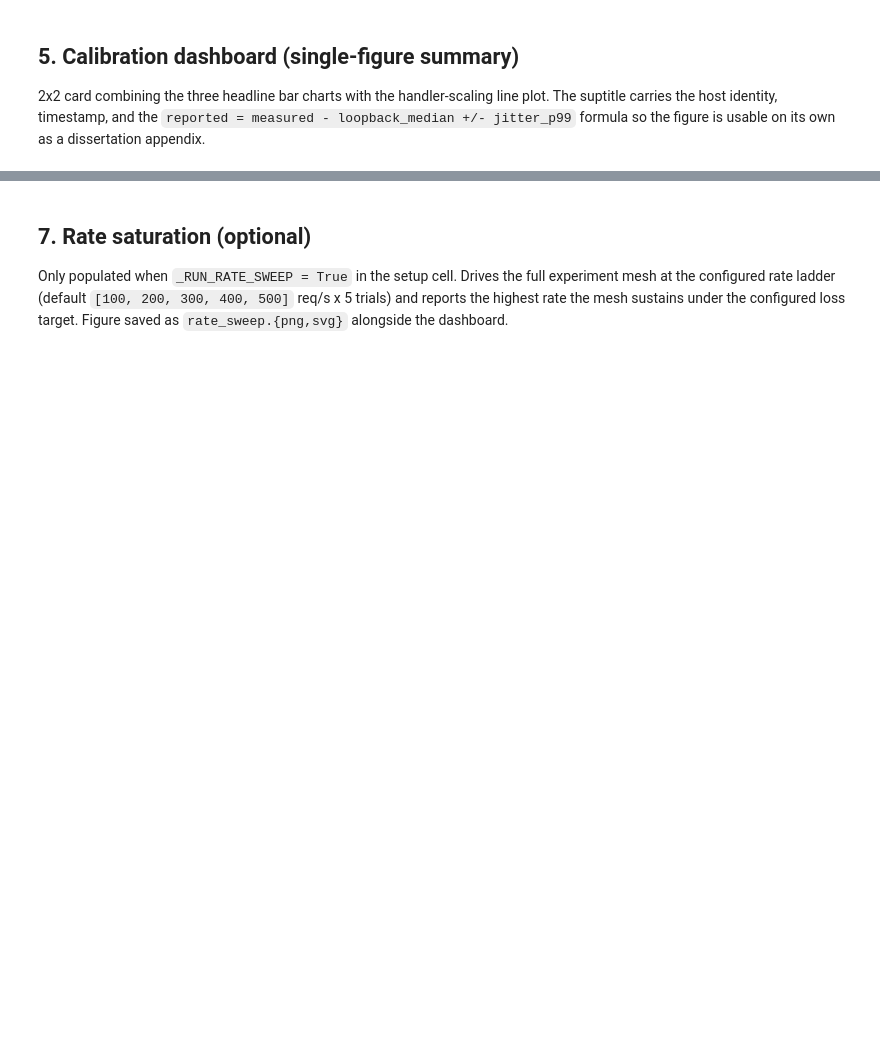
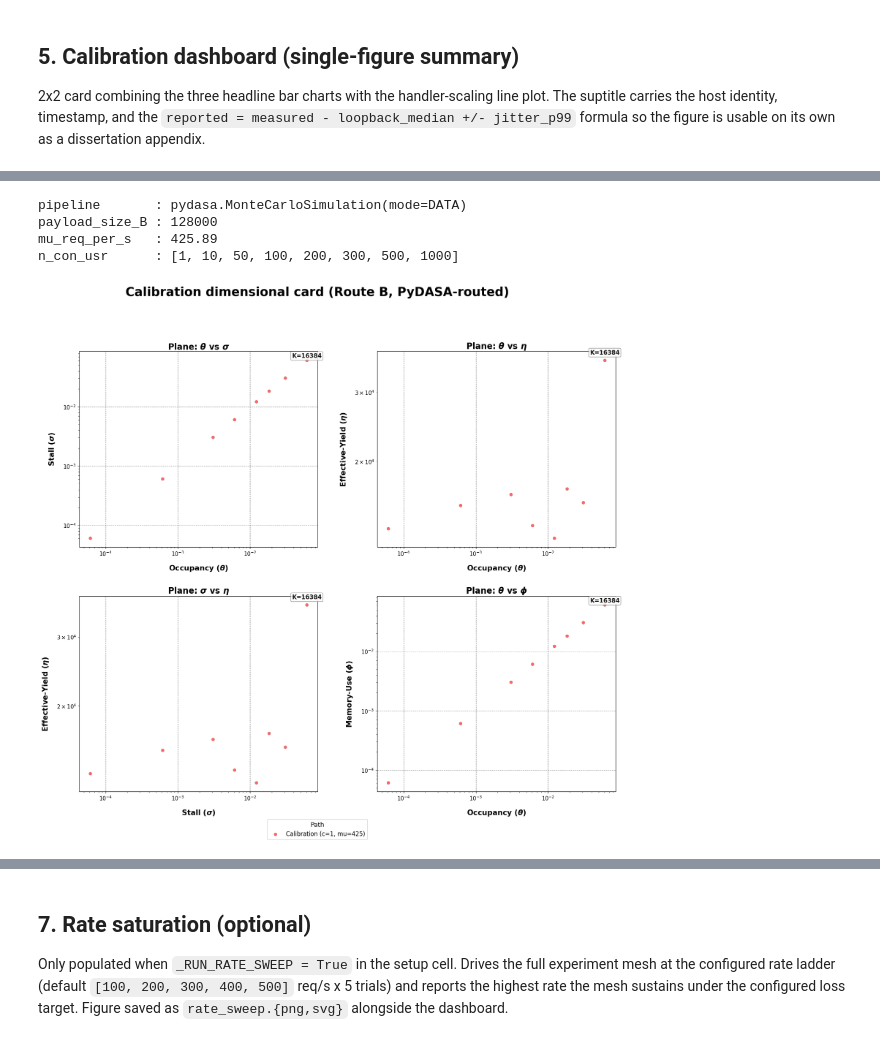
Before and after one commit to DASA-Design/PyDASA-CS1-TAS, a Jupyter notebook: 00-calibration.ipynb, the cells around one changed output, grey strips where cells are left out. Cells and saved outputs as stored; diff of their text form; code cells hidden in the pictures; blank space fills up the shorter version.

```diff
--- a/00-calibration.ipynb
+++ b/00-calibration.ipynb
@@ -201,0 +226,30 @@ plot_calib_scaling(
+# %%
+_dim_card = _envelope.get("dimensional_card")
+if not _dim_card:
+    _dim_card = derive_calib_coefs(_envelope, payload_size_bytes=_PAYLOAD_BYTES)
+
+if not _dim_card:
+    print("dimensional_card unavailable -- loopback or handler_scaling missing.")
+else:
+    _meta = _dim_card.get("meta", {})
+    print(f"pipeline       : {_meta.get('pipeline')}")
+    print(f"payload_size_B : {_meta.get('payload_size_bytes')}")
+    print(f"mu_req_per_s   : {_meta.get('mu_req_per_s'):.2f}")
+    print(f"n_con_usr      : {_meta.get('n_con_usr')}")
+
+    _logscale = bool(_PAYLOAD_BYTES)  # phi is NaN when payload=0 -> linear scale
+    plot_yoly_chart(
+        _dim_card,
+        paths={"Calibration": "CALIB"},
+        logscale=_logscale,
+        title="Calibration dimensional card (Route B, PyDASA-routed)",
+        file_path=str(_IMG_ROOT),
+        fname="dim_card.png",
+        verbose=False,
+    )
+# %% [output]
+pipeline       : pydasa.MonteCarloSimulation(mode=DATA)
+payload_size_B : 128000
+mu_req_per_s   : 425.89
+n_con_usr      : [1, 10, 50, 100, 200, 300, 500, 1000]
+[figure, added]
```
Also changed, not shown: parts of 17 cells of this notebook, 1 other file.
